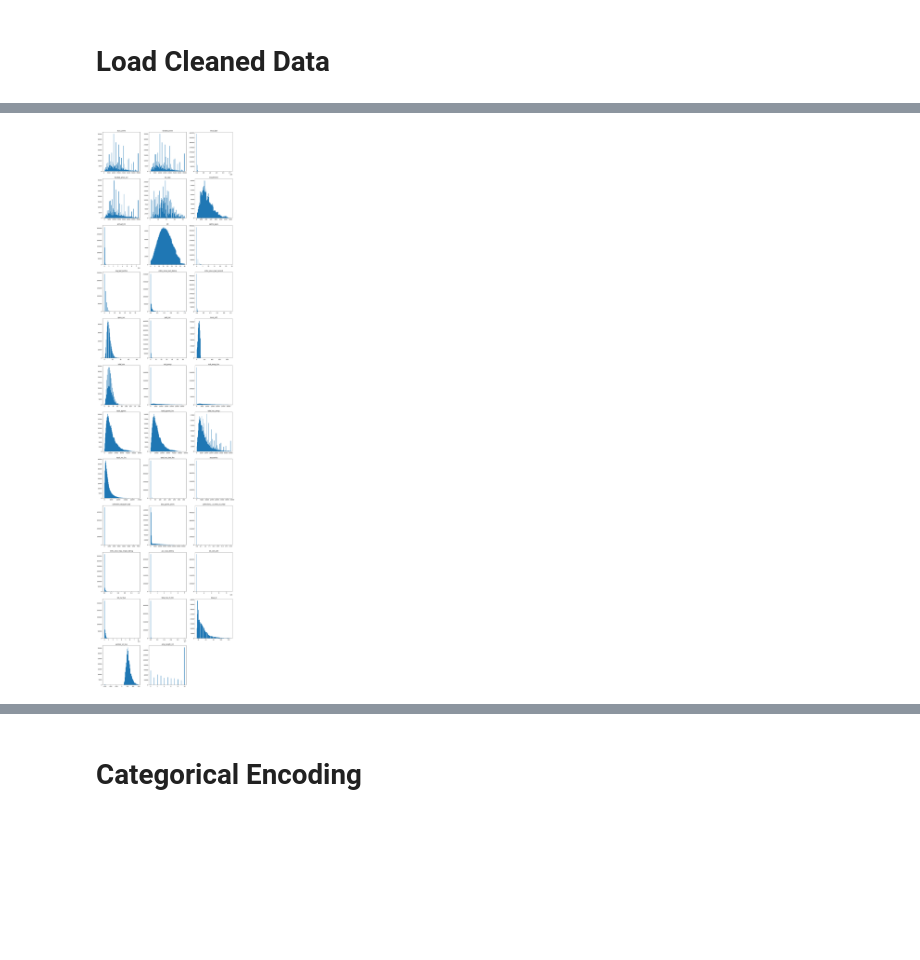
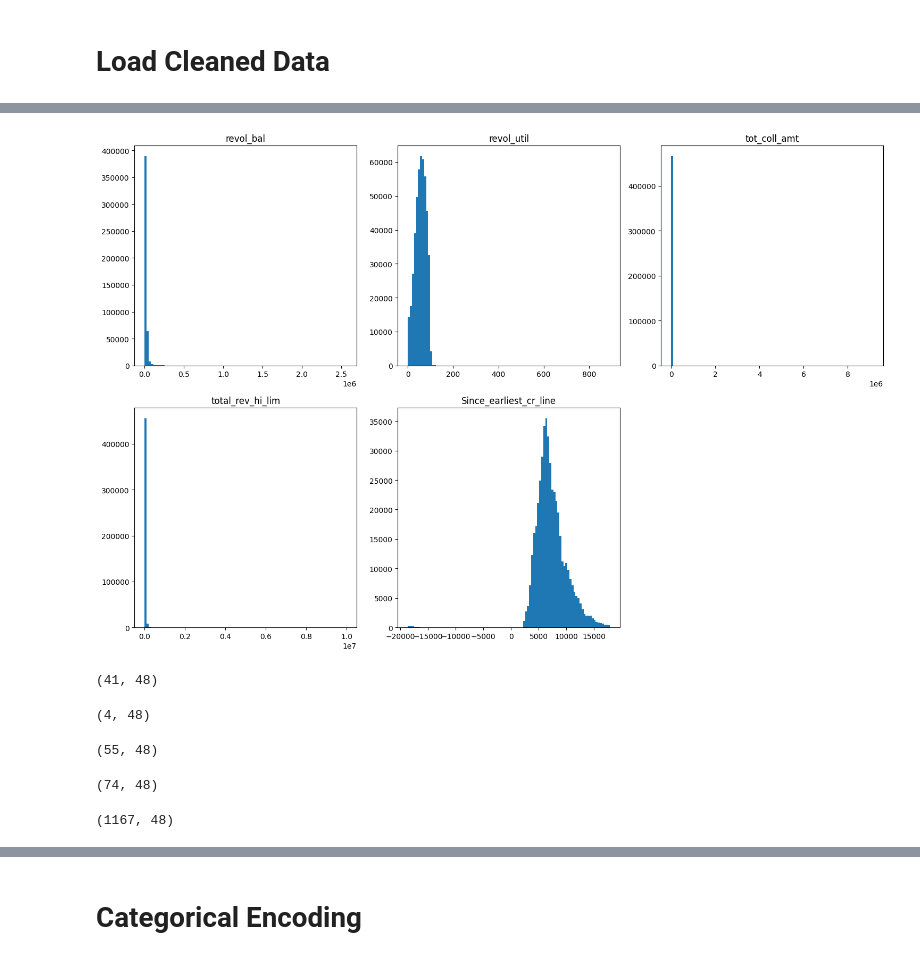
Before and after one commit to MYOUSSF/CreditRisk, a Jupyter notebook: Probability_of_Default_Modelling.ipynb, the cells around one changed output, grey strips where cells are left out. Saved outputs shown, nothing was run; the diff lists cells and outputs as text; code cells hidden in the pictures; blank space fills up the shorter version.

```diff
--- a/Probability_of_Default_Modelling.ipynb
+++ b/Probability_of_Default_Modelling.ipynb
@@ -530,22 +631,44 @@ plot_boxplot(numerical, columns_per_row=3)
+# %%
+cols_with_potential_outliers = ['revol_bal', 'revol_util', 'tot_coll_amt', 'total_rev_hi_lim', 'Since_earliest_cr_line']
 # %%
 def plot_dist(df, columns_per_row=3):
     num_plots = len(df.columns)
     num_rows = (num_plots + columns_per_row - 1) // columns_per_row
 
     fig, axes = plt.subplots(nrows=num_rows, ncols=columns_per_row, figsize=(15, 5 * num_rows))
     axes = axes.flatten()
 
     for i, column in enumerate(df.columns):
         axes[i].hist(df[column], bins=100)
         axes[i].set_title(f'{column}')
 
     for j in range(i + 1, len(axes)):
         fig.delaxes(axes[j])
 
     plt.tight_layout()
     plt.show()
 
 numerical = df.select_dtypes('float64')
-plot_dist(numerical, columns_per_row=3)
+plot_dist(df[cols_with_potential_outliers], columns_per_row=3)
 # %% [output]
-[figure, old version]
+[figure, new version]
+# %%
+df[df['revol_bal']>500000].shape
+# %% [output]
+(41, 48)
+# %%
+df[df['revol_util']>160].shape
+# %% [output]
+(4, 48)
+# %%
+df[df['tot_coll_amt']>50000].shape
+# %% [output]
+(55, 48)
+# %%
+df[df['total_rev_hi_lim']>500000].shape
+# %% [output]
+(74, 48)
+# %%
+df[df['Since_earliest_cr_line']<0].shape
+# %% [output]
+(1167, 48)
```
Also changed, not shown: parts of 98 cells of this notebook.
